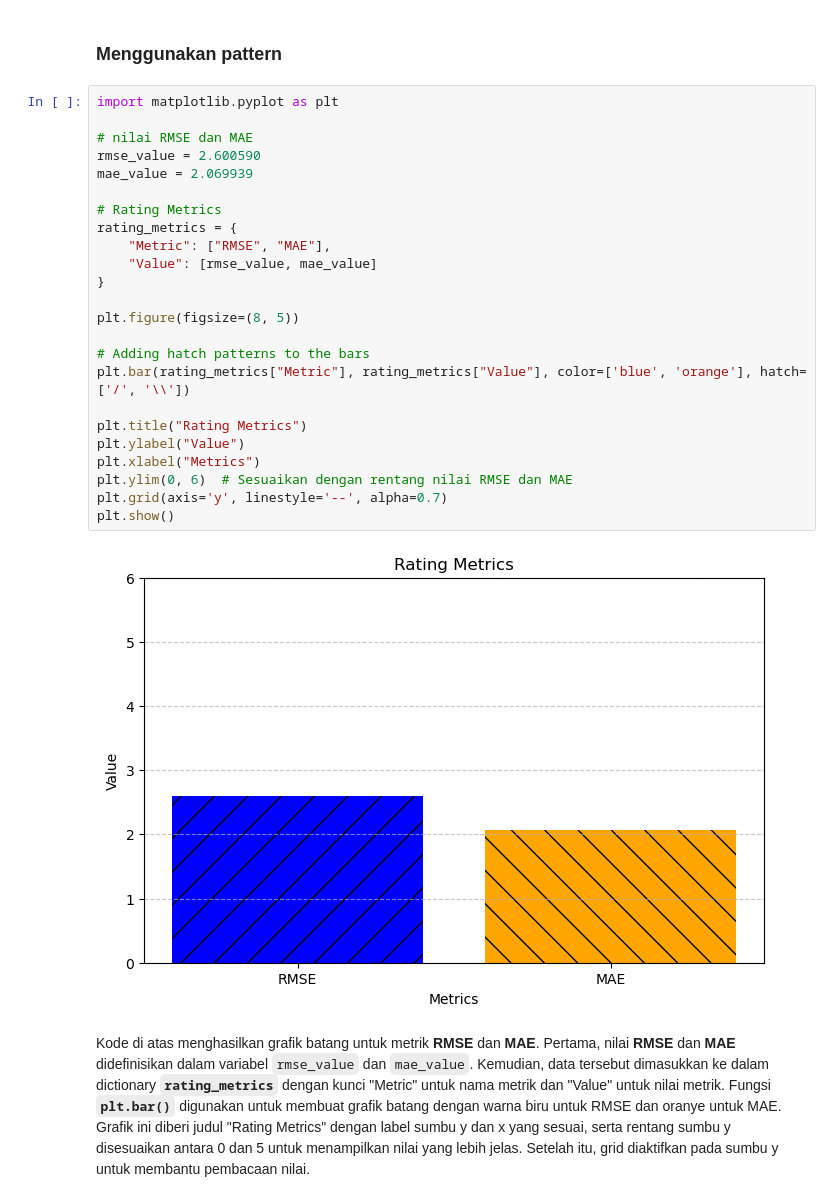
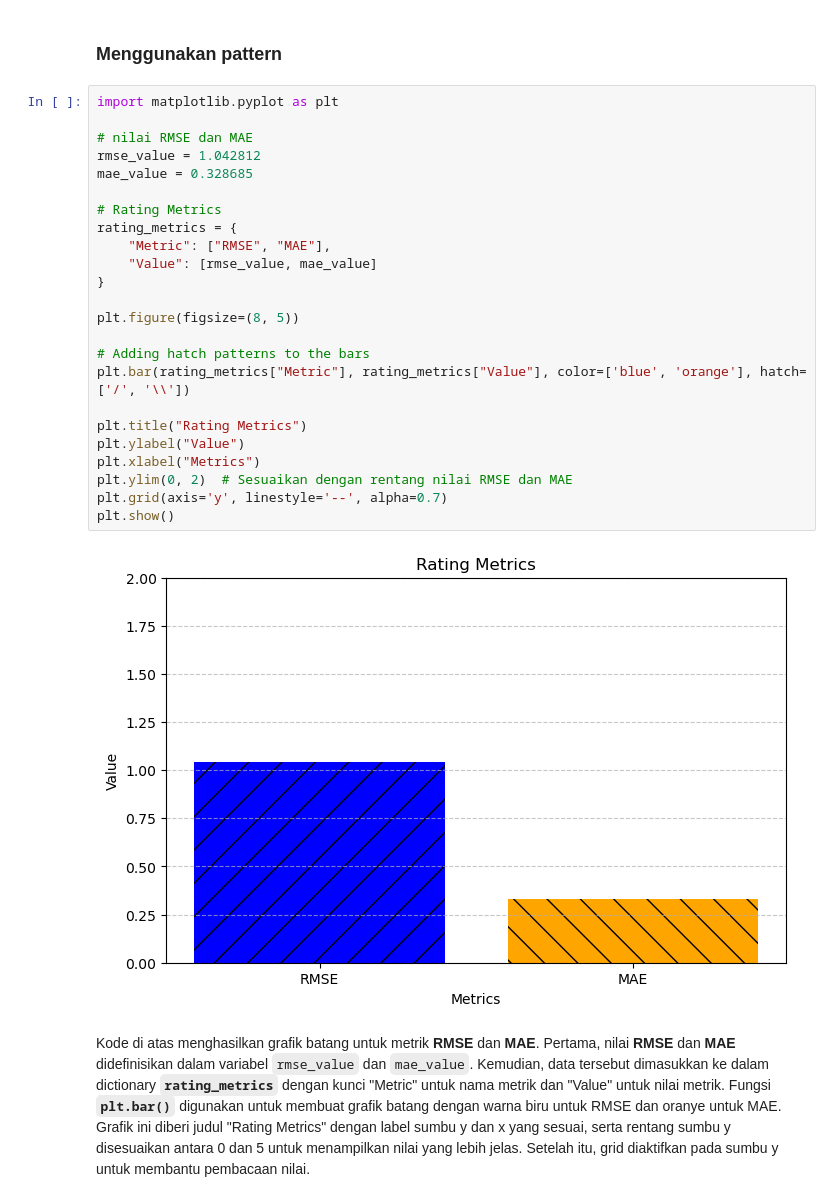
Before and after one commit to aldijeremysimamora/projecttobatourism-sisrek08, a Jupyter notebook: NMF/NMF - Group 8.ipynb, the cells around one changed output. Drawn from its saved outputs; the diff is of its cells as text.

```diff
--- a/NMF/NMF - Group 8 .ipynb
+++ b/NMF/NMF - Group 8.ipynb
@@ -415,29 +415,29 @@ plt.show()
 # %%
 import matplotlib.pyplot as plt
 
 # nilai RMSE dan MAE
-rmse_value = 2.600590
-mae_value = 2.069939
+rmse_value = 1.042812
+mae_value = 0.328685
 
 # Rating Metrics
 rating_metrics = {
     "Metric": ["RMSE", "MAE"],
     "Value": [rmse_value, mae_value]
 }
 
 plt.figure(figsize=(8, 5))
 
 # Adding hatch patterns to the bars
 plt.bar(rating_metrics["Metric"], rating_metrics["Value"], color=['blue', 'orange'], hatch=['/', '\\'])
 
 plt.title("Rating Metrics")
 plt.ylabel("Value")
 plt.xlabel("Metrics")
-plt.ylim(0, 6)  # Sesuaikan dengan rentang nilai RMSE dan MAE
+plt.ylim(0, 2)  # Sesuaikan dengan rentang nilai RMSE dan MAE
 plt.grid(axis='y', linestyle='--', alpha=0.7)
 plt.show()
 # %% [output]
-[figure, old version]
+[figure, new version]
 # %% [markdown]
 Kode di atas menghasilkan grafik batang untuk metrik **RMSE** dan **MAE**. Pertama, nilai **RMSE** dan **MAE** didefinisikan dalam variabel `rmse_value` dan `mae_value`. Kemudian, data tersebut dimasukkan ke dalam dictionary **`rating_metrics`** dengan kunci "Metric" untuk nama metrik dan "Value" untuk nilai metrik. Fungsi **`plt.bar()`** digunakan untuk membuat grafik batang dengan warna biru untuk RMSE dan oranye untuk MAE. Grafik ini diberi judul "Rating Metrics" dengan label sumbu y dan x yang sesuai, serta rentang sumbu y disesuaikan antara 0 dan 5 untuk menampilkan nilai yang lebih jelas. Setelah itu, grid diaktifkan pada sumbu y untuk membantu pembacaan nilai.
 # %% [markdown]
```
Also changed, not shown: parts of 8 cells of this notebook.
